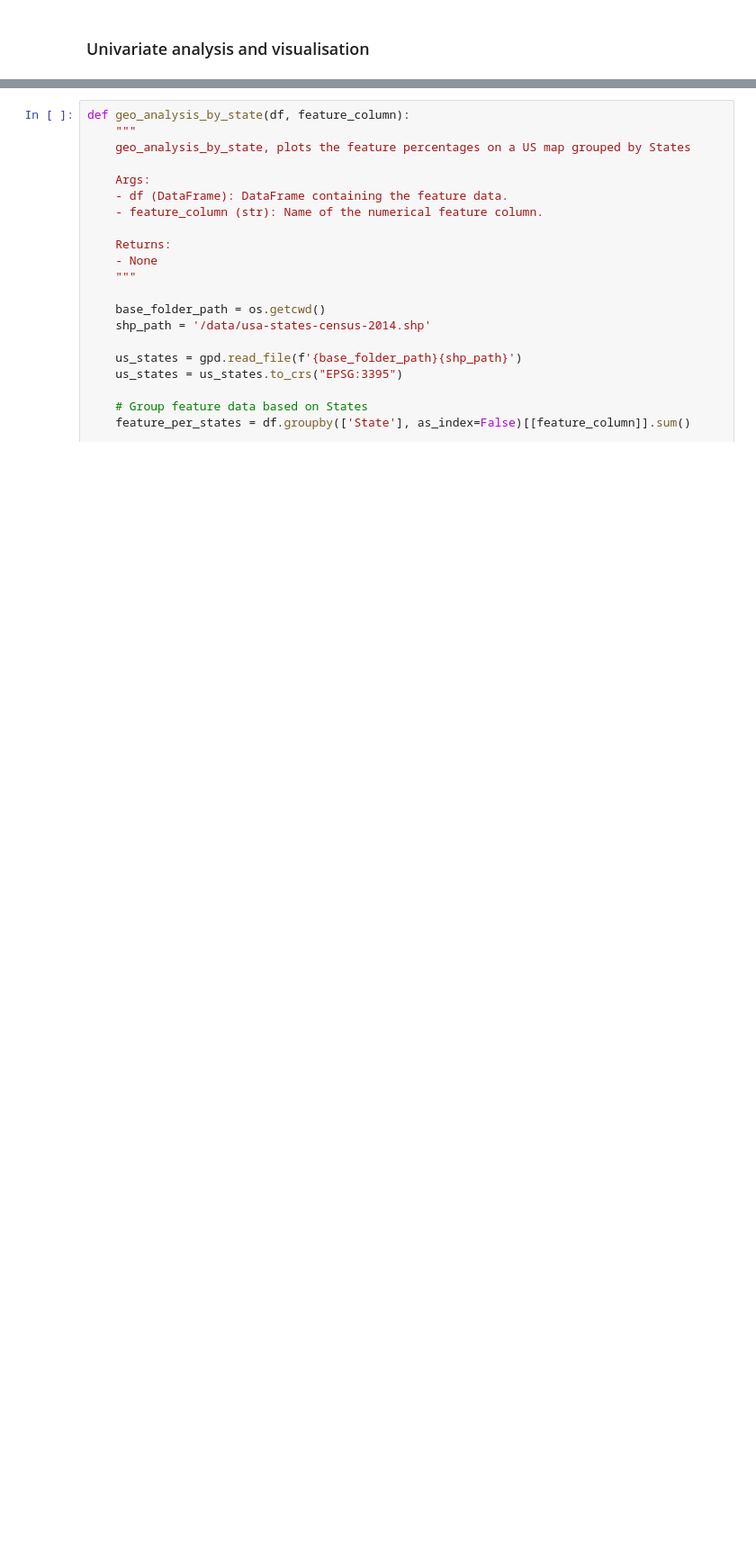
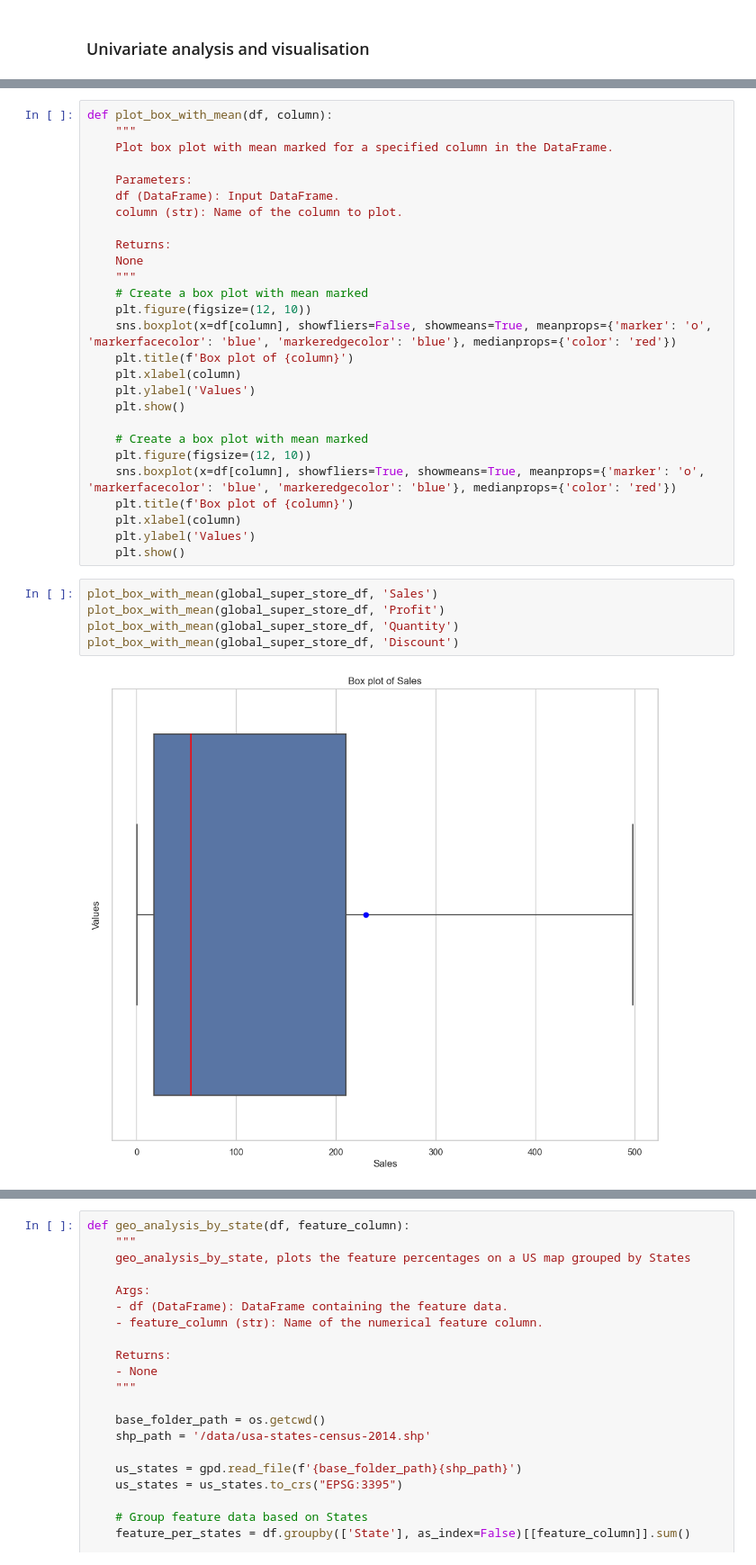
Before and after one commit to nareshwar/uhull-module-1, a Jupyter notebook: assignment_notebook/assignment_final.ipynb, the cells around one changed output, grey strips where cells are left out. Shown at 90% size. Drawn from its saved outputs; the diff is of its cells as text; blank space fills up the shorter version.

```diff
--- a/assignment_notebook/assignment_final.ipynb
+++ b/assignment_notebook/assignment_final.ipynb
@@ -825,0 +952,34 @@ print(table)
+# %%
+def plot_box_with_mean(df, column):
+    """
+    Plot box plot with mean marked for a specified column in the DataFrame.
+
+    Parameters:
+    df (DataFrame): Input DataFrame.
+    column (str): Name of the column to plot.
+
+    Returns:
+    None
+    """
+    # Create a box plot with mean marked
+    plt.figure(figsize=(12, 10))
+    sns.boxplot(x=df[column], showfliers=False, showmeans=True, meanprops={'marker': 'o', 'markerfacecolor': 'blue', 'markeredgecolor': 'blue'}, medianprops={'color': 'red'})
+    plt.title(f'Box plot of {column}')
+    plt.xlabel(column)
+    plt.ylabel('Values')
+    plt.show()
+
+    # Create a box plot with mean marked
+    plt.figure(figsize=(12, 10))
+    sns.boxplot(x=df[column], showfliers=True, showmeans=True, meanprops={'marker': 'o', 'markerfacecolor': 'blue', 'markeredgecolor': 'blue'}, medianprops={'color': 'red'})
+    plt.title(f'Box plot of {column}')
+    plt.xlabel(column)
+    plt.ylabel('Values')
+    plt.show()
+# %%
+plot_box_with_mean(global_super_store_df, 'Sales')
+plot_box_with_mean(global_super_store_df, 'Profit')
+plot_box_with_mean(global_super_store_df, 'Quantity')
+plot_box_with_mean(global_super_store_df, 'Discount')
+# %% [output]
+[figure, added]
```
Also changed, not shown: parts of 41 cells of this notebook, 1 other file.
